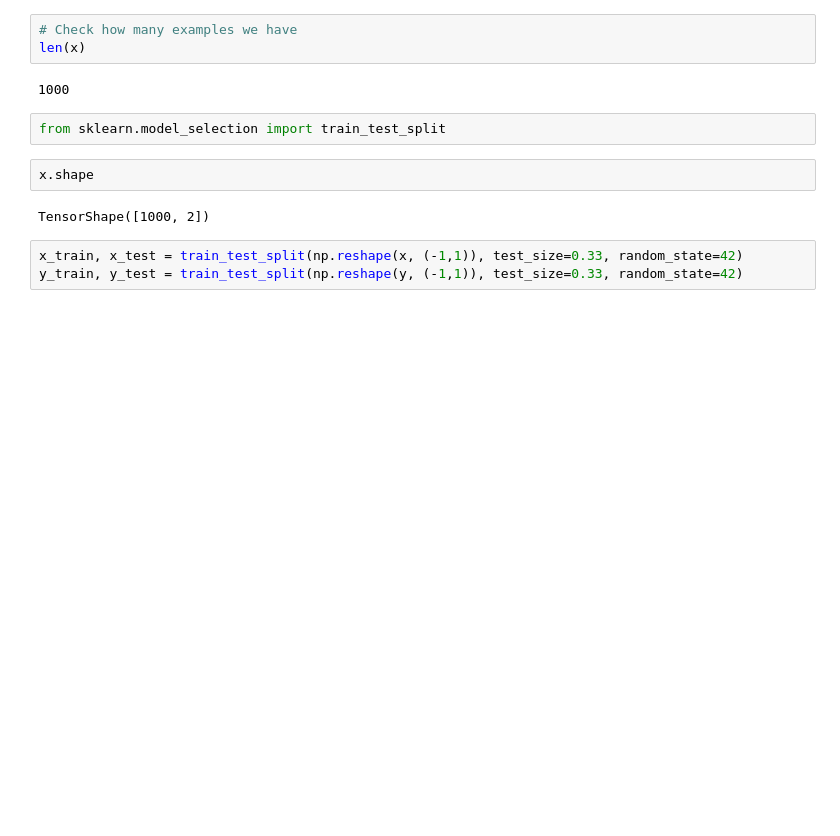
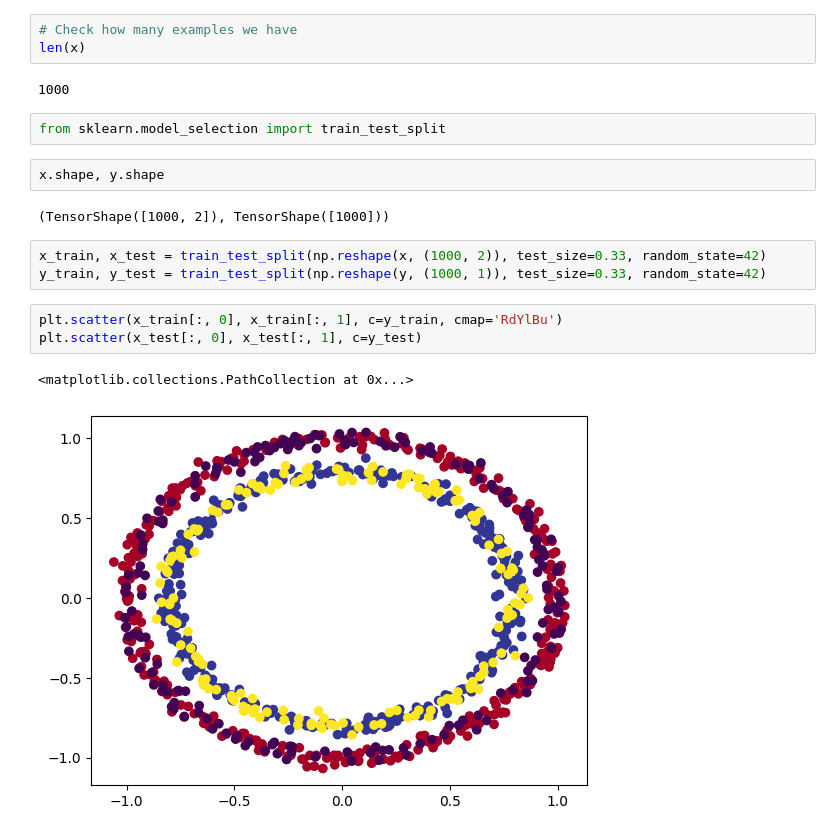
Before and after one commit to Franulo/Deep-Learning-Journey, a Jupyter notebook: 02.ipynb, the cells around one changed output. Cells and saved outputs as stored; diff of their text form; blank space fills up the shorter version.

```diff
--- a/02.ipynb
+++ b/02.ipynb
@@ -237,9 +256,15 @@ len(x)
 # %%
 from sklearn.model_selection import train_test_split
 # %%
-x.shape
+x.shape, y.shape
 # %% [output]
-TensorShape([1000, 2])
+(TensorShape([1000, 2]), TensorShape([1000]))
 # %%
-x_train, x_test = train_test_split(np.reshape(x, (-1,1)), test_size=0.33, random_state=42)
-y_train, y_test = train_test_split(np.reshape(y, (-1,1)), test_size=0.33, random_state=42)
+x_train, x_test = train_test_split(np.reshape(x, (1000, 2)), test_size=0.33, random_state=42)
+y_train, y_test = train_test_split(np.reshape(y, (1000, 1)), test_size=0.33, random_state=42)
+# %%
+plt.scatter(x_train[:, 0], x_train[:, 1], c=y_train, cmap='RdYlBu')
+plt.scatter(x_test[:, 0], x_test[:, 1], c=y_test)
+# %% [output]
+<matplotlib.collections.PathCollection at 0x...>
+[figure, added]
```
Also changed, not shown: parts of 36 cells of this notebook.
